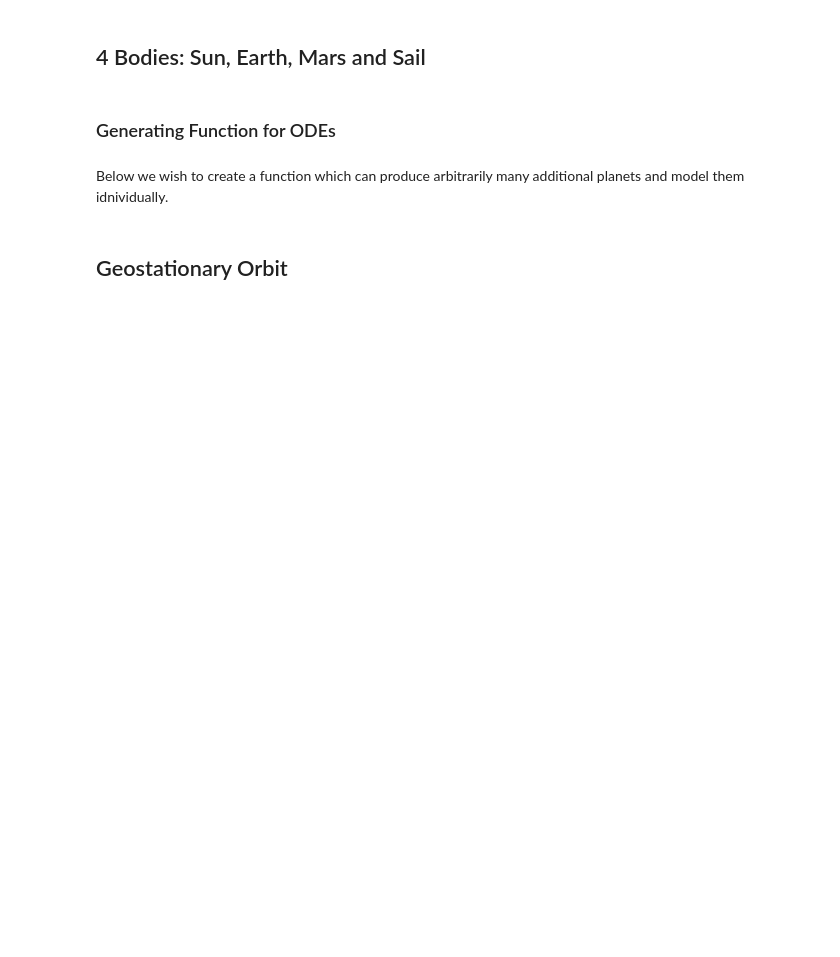
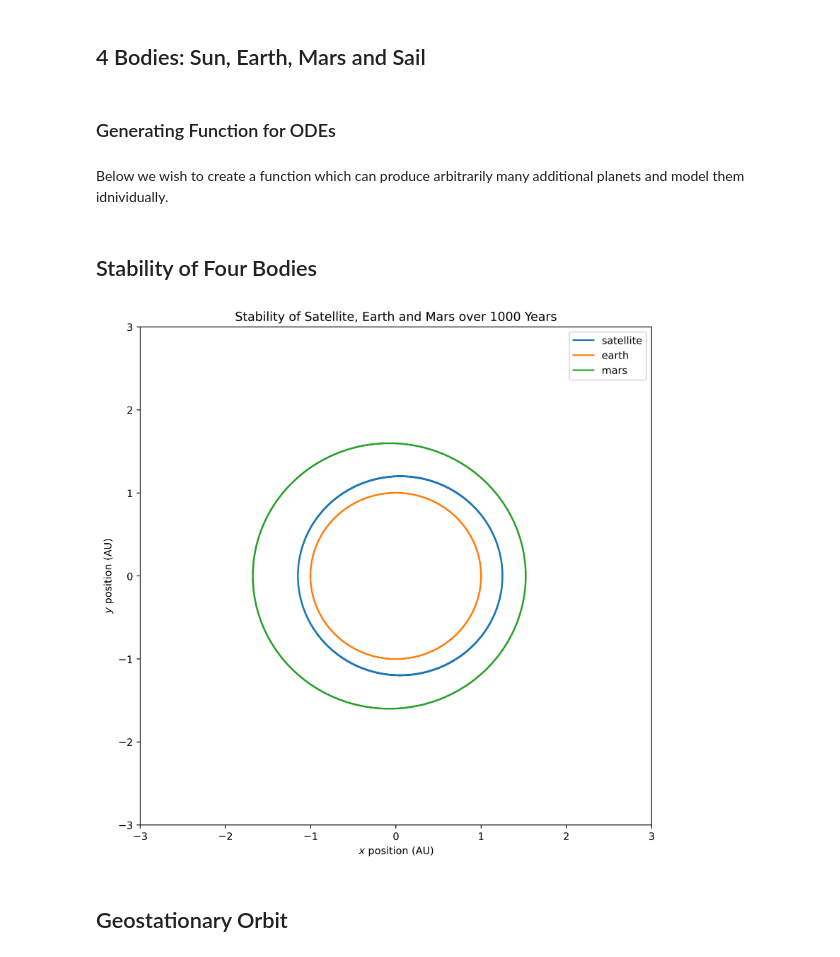
Before and after one commit to GameOver203/Lagrangian-Solar-Sail-Modelling, a Jupyter notebook: Orbital Mechanics for a Solar Sail.ipynb, the cells around one changed output. Drawn from its saved outputs; the diff is of its cells as text; code cells hidden in the pictures; blank space fills up the shorter version.

```diff
--- a/Orbital Mechanics for a Solar Sail.ipynb
+++ b/Orbital Mechanics for a Solar Sail.ipynb
@@ -351,3 +394,5 @@ def fourBodyODEs(x,t,R,sigma,phi):
 
     return [r_dot, r_ddot, theta_dot, theta_ddot, r_e_dot, r_e_ddot, theta_e_dot, theta_e_ddot, \
            r_m_dot, r_m_ddot, theta_m_dot, theta_m_ddot]
+# %% [markdown]
+## Stability of Four Bodies
@@ -354,3 +438,37 @@ def fourBodyODEs(x,t,R,sigma,phi):
+# %%
+t = np.linspace(0, 1000,1000*100)
+
+r0, rdot0, theta0, thetadot0 = 1.25, 0, 0,  0.7 * 2 * math.pi
+r_e0, r_e_dot0, theta_e0, theta_e_dot0 = 1, 0, 0, 2 * math.pi
+r_m0, r_m_dot0, theta_m0, theta_m_dot0 = 1.5237, 0, 0, 0.544 * 2 * math.pi
+
+y0 = [r0, rdot0, theta0, thetadot0, r_e0, r_e_dot0, theta_e0, theta_e_dot0, \
+     r_m0, r_m_dot0, theta_m0, theta_m_dot0]
+
+y,info = odeint(fourBodyODEs, y0,t, args=(0,1000,math.pi/2), full_output=1)
+
+r_s, r_dot_s, theta_s, theta_dot_s = y[:,0], y[:,1], y[:,2], y[:,3]
+r_e, r_dot_e, theta_e, theta_dot_e = y[:,4], y[:,5], y[:,6], y[:,7]
+r_m, r_dot_m, theta_m, theta_dot_m = y[:,8], y[:,9], y[:,10], y[:,11]
+
+(x_s,y_s) = polarToCartesian(r_s,theta_s)
+(x_e,y_e) = polarToCartesian(r_e,theta_e)
+(x_m,y_m) = polarToCartesian(r_m,theta_m)
+
+plt.figure(figsize=(9,9), dpi=400)
+
+plt.title("Stability of Satellite, Earth and Mars over 1000 Years")
+plt.plot(x_s,y_s, label="satellite")
+plt.plot(x_e,y_e, label="earth")
+plt.plot(x_m,y_m, label="mars")
+plt.xlim(-3,3)
+plt.ylim(-3,3)
+plt.xlabel(r"$x$ position (AU)")
+plt.ylabel(r"$y$ position (AU)")
+plt.legend()
+plt.savefig('stability of bodies in large intra-distance orbits')
+# %% [output]
+[figure, added]
 # %% [markdown]
 ## Geostationary Orbit
 # %%
```
Also changed, not shown: parts of 24 cells of this notebook, 6 other files.
